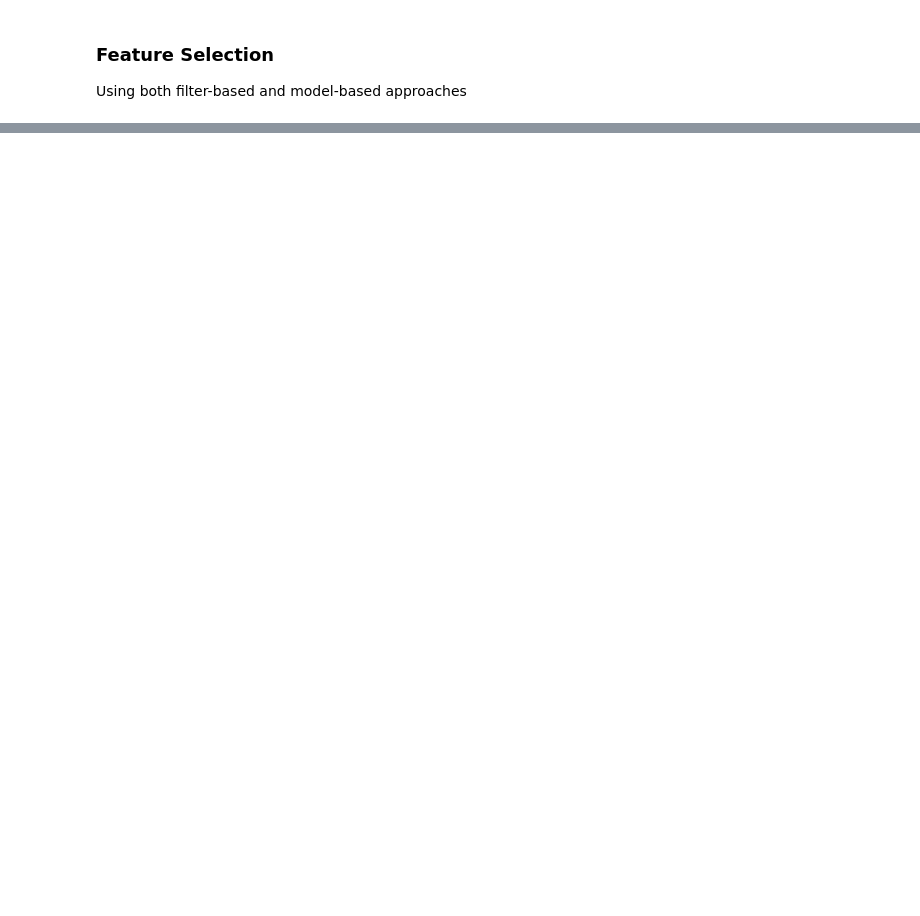
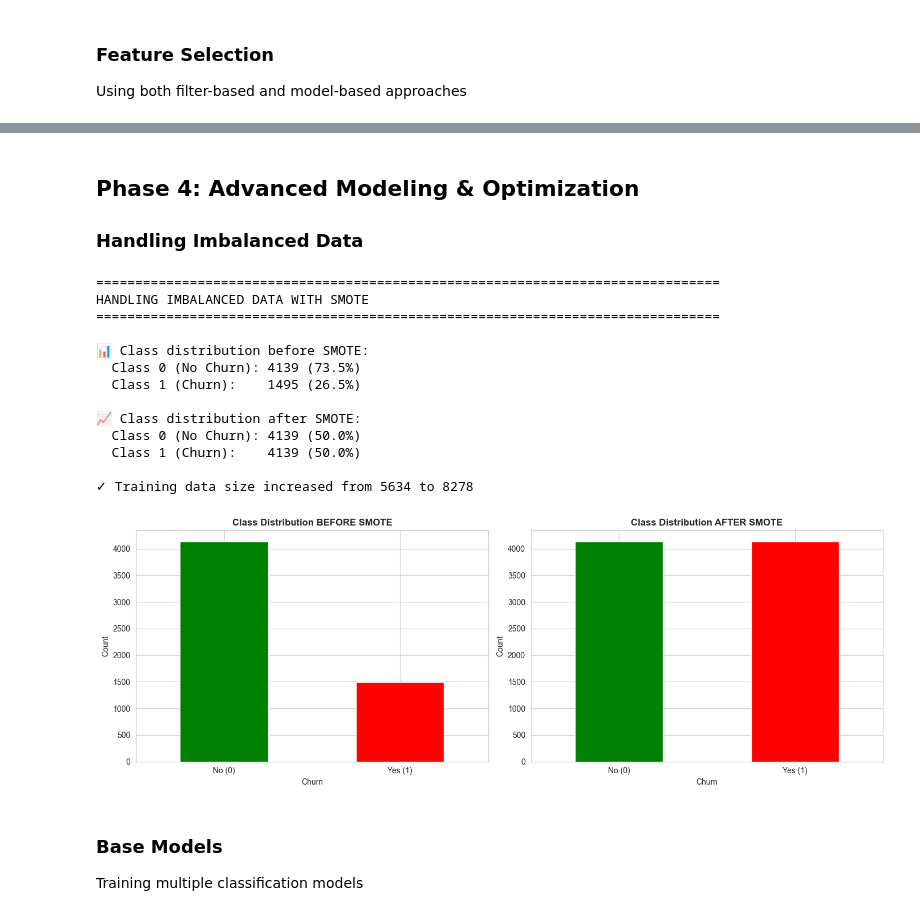
Before and after one commit to mahbodkhaleti/ML_Project, a Jupyter notebook: project.ipynb, the cells around one changed output, grey strips where cells are left out. Drawn from its saved outputs; the diff is of its cells as text; code cells hidden in the pictures; blank space fills up the shorter version.

Commit message:
phase 4 partially implemented

```diff
--- a/project.ipynb
+++ b/project.ipynb
@@ -819,0 +914,61 @@ print(f"    {y_test.value_counts()}")
+# %% [markdown]
+## Phase 4: Advanced Modeling & Optimization
+### Handling Imbalanced Data
+# %%
+# Apply SMOTE to handle imbalanced data
+print("="*80)
+print("HANDLING IMBALANCED DATA WITH SMOTE")
+print("="*80)
+
+print("\n📊 Class distribution before SMOTE:")
+print(f"  Class 0 (No Churn): {(y_train == 0).sum()} ({(y_train == 0).sum() / len(y_train) * 100:.1f}%)")
+print(f"  Class 1 (Churn):    {(y_train == 1).sum()} ({(y_train == 1).sum() / len(y_train) * 100:.1f}%)")
+
+# Apply SMOTE only to training data
+smote = SMOTE(random_state=42)
+X_train_smote, y_train_smote = smote.fit_resample(X_train, y_train)
+
+print("\n📈 Class distribution after SMOTE:")
+print(f"  Class 0 (No Churn): {(y_train_smote == 0).sum()} ({(y_train_smote == 0).sum() / len(y_train_smote) * 100:.1f}%)")
+print(f"  Class 1 (Churn):    {(y_train_smote == 1).sum()} ({(y_train_smote == 1).sum() / len(y_train_smote) * 100:.1f}%)")
+
+print(f"\n✓ Training data size increased from {len(y_train)} to {len(y_train_smote)}")
+
+# Visualize class distribution
+fig, axes = plt.subplots(1, 2, figsize=(14, 5))
+
+# Before SMOTE
+y_train.value_counts().plot(kind='bar', ax=axes[0], color=['green', 'red'])
+axes[0].set_title('Class Distribution BEFORE SMOTE', fontsize=12, fontweight='bold')
+axes[0].set_xlabel('Churn')
+axes[0].set_ylabel('Count')
+axes[0].set_xticklabels(['No (0)', 'Yes (1)'], rotation=0)
+
+# After SMOTE
+pd.Series(y_train_smote).value_counts().plot(kind='bar', ax=axes[1], color=['green', 'red'])
+axes[1].set_title('Class Distribution AFTER SMOTE', fontsize=12, fontweight='bold')
+axes[1].set_xlabel('Churn')
+axes[1].set_ylabel('Count')
+axes[1].set_xticklabels(['No (0)', 'Yes (1)'], rotation=0)
+
+plt.tight_layout()
+plt.show()
+# %% [output]
+================================================================================
+HANDLING IMBALANCED DATA WITH SMOTE
+================================================================================
+
+📊 Class distribution before SMOTE:
+  Class 0 (No Churn): 4139 (73.5%)
+  Class 1 (Churn):    1495 (26.5%)
+
+📈 Class distribution after SMOTE:
+  Class 0 (No Churn): 4139 (50.0%)
+  Class 1 (Churn):    4139 (50.0%)
+
+✓ Training data size increased from 5634 to 8278
+[figure, added]
+# %% [markdown]
+### Base Models
+
+Training multiple classification models
```
Also changed, not shown: parts of 16 cells of this notebook.
